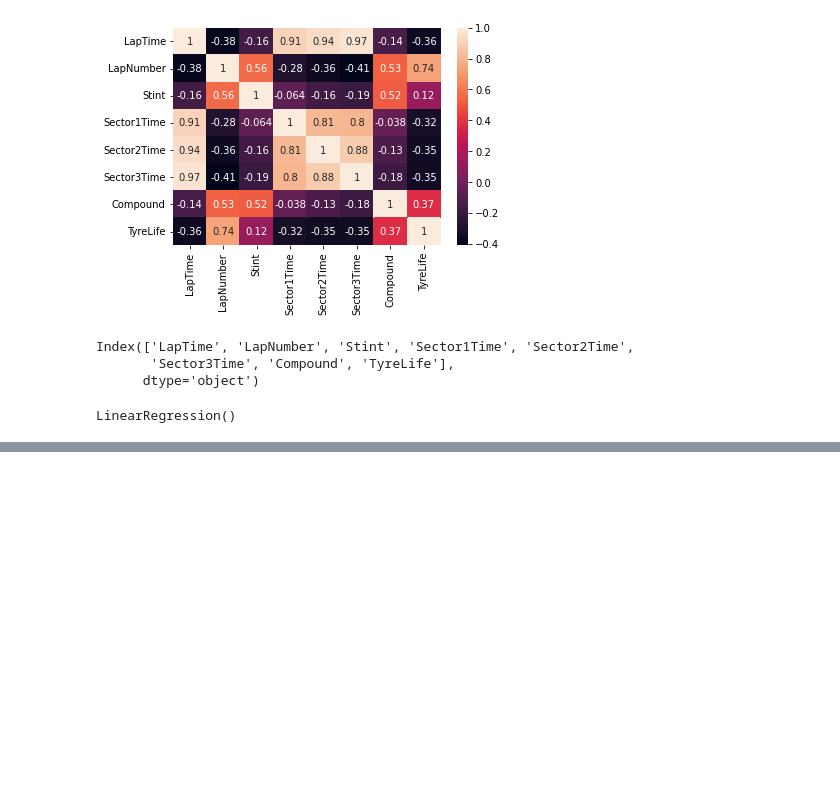
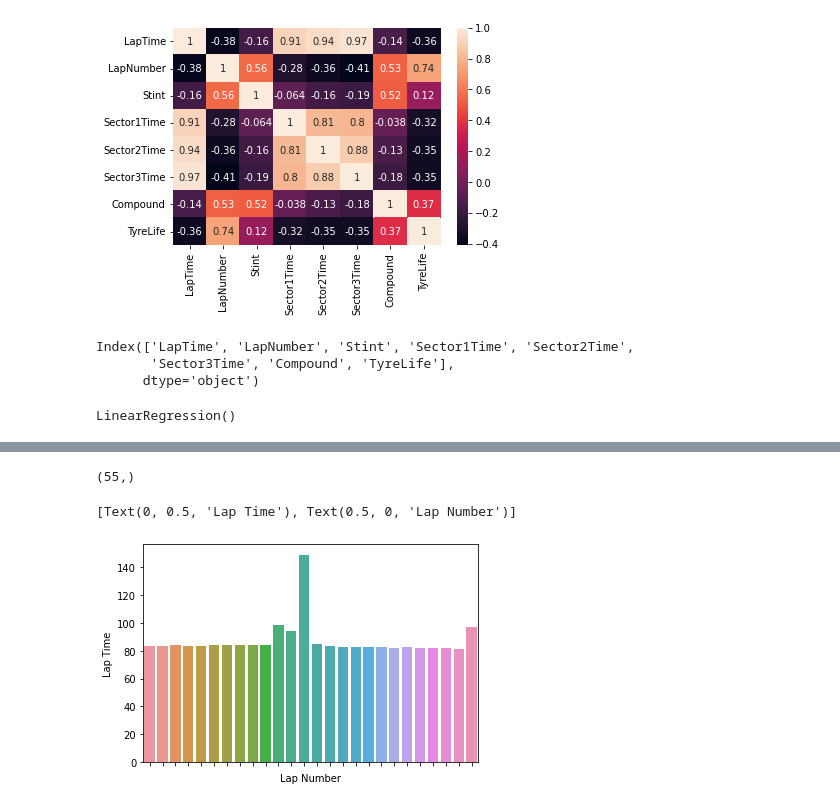
Before and after one commit to tunayildizuzh/BigData, a Jupyter notebook: F1 Project/Albert_Park_GP.ipynb, the cells around one changed output, grey strips where cells are left out. Cells and saved outputs as stored; diff of their text form; code cells hidden in the pictures; blank space fills up the shorter version.

```diff
--- a/F1 Project/Albert_Park_GP.ipynb
+++ b/F1 Project/Albert_Park_GP.ipynb
@@ -155,7 +155,7 @@ def indexer(s):
 df['Compound'] = df['Compound'].map(indexer)
 # %%
 df.head()
-df_new = df.copy(deep=True)
+df_new = df.copy()
 # %%
 df.drop(['Time','DriverNumber','PitOutTime','PitInTime','SpeedST','FreshTyre','LapStartTime','TrackStatus','IsAccurate','LapStartDate'],axis=1,inplace=True)
 df.drop(['Sector1SessionTime','Sector2SessionTime','Sector3SessionTime','SpeedI1','SpeedI2','SpeedFL'],axis=1,inplace=True)
@@ -322,0 +380,2 @@ data.head(20)
+# %%
+lec = pd.DataFrame(df_new.loc[df_new['Driver'] == 'LEC']['LapTime'])
@@ -322,0 +391,11 @@ data.head(20)
+# %%
+lec['LapTime'].values.shape
+# %% [output]
+(55,)
+# %%
+a = sns.barplot(x=np.linspace(0,26,26), y = lec['LapTime'].values[10:36])
+a.set(xticklabels=[])
+a.set(xlabel = 'Lap Number',ylabel ='Lap Time')
+# %% [output]
+[Text(0, 0.5, 'Lap Time'), Text(0.5, 0, 'Lap Number')]
+[figure, added]
```
Also changed, not shown: parts of 16 cells of this notebook, 1 other file.
